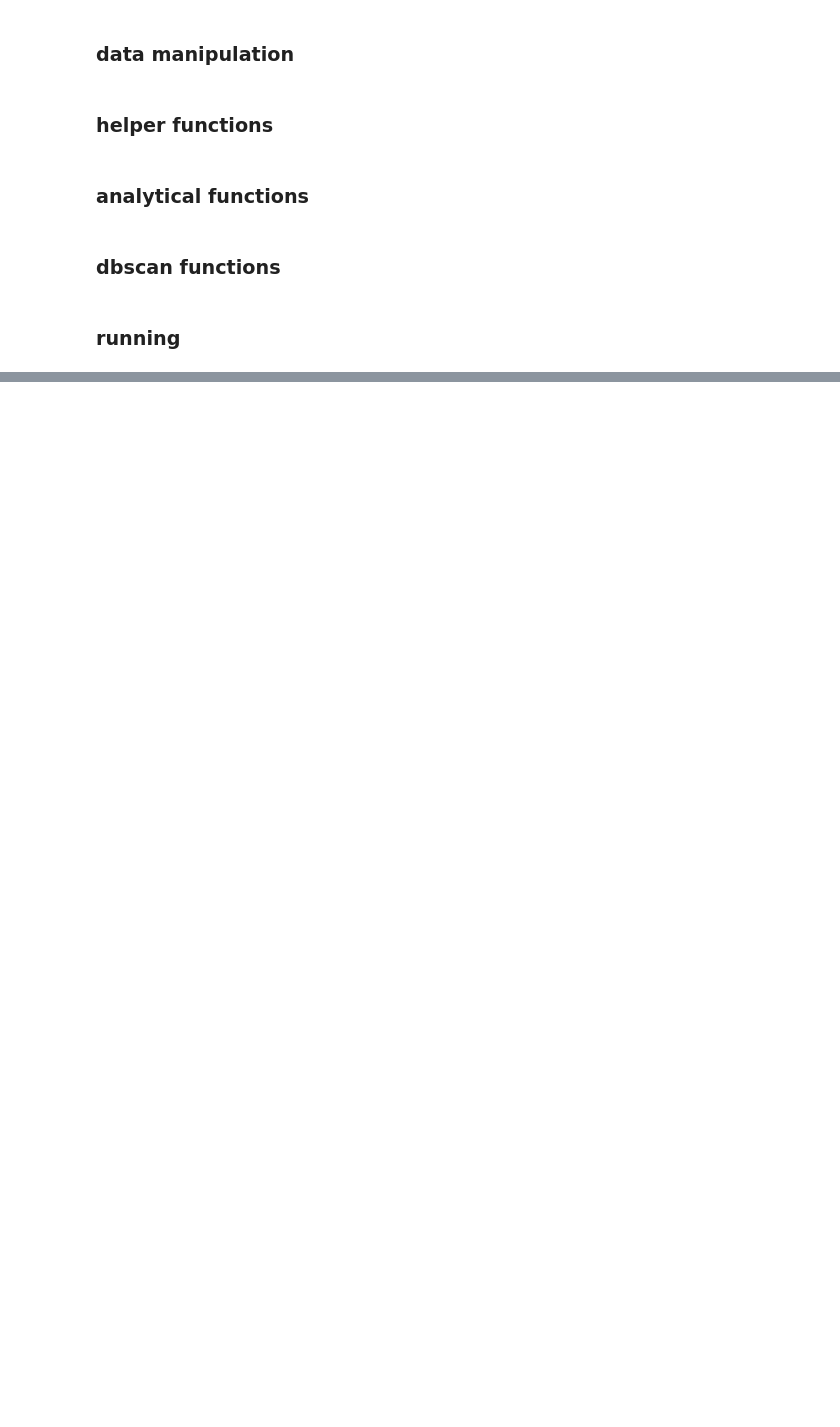
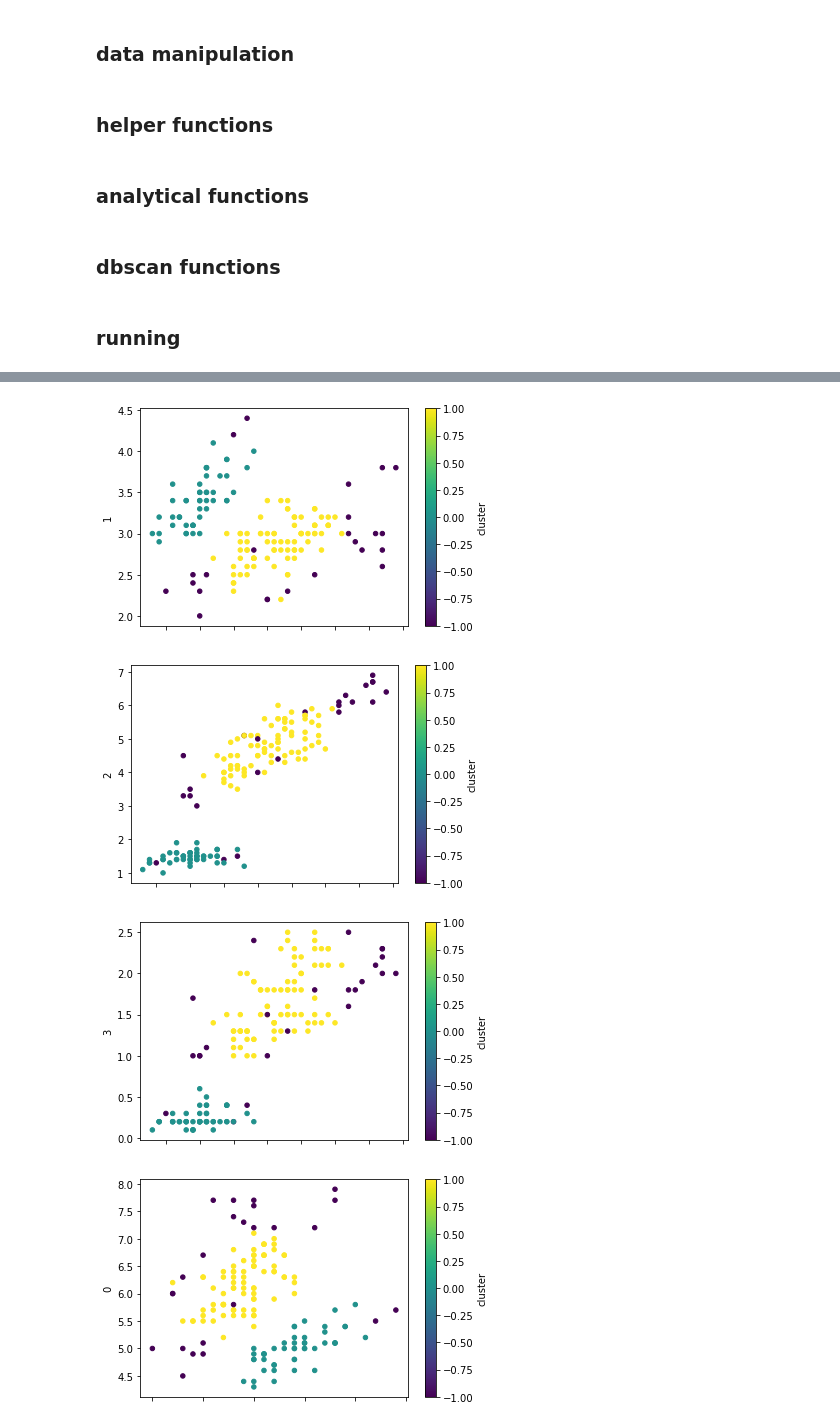
Before and after one commit to taylorbedrosian/Lab04-466-UnsupervisedLearning, a Jupyter notebook: dbscan.ipynb, the cells around one changed output, grey strips where cells are left out. Drawn from its saved outputs; the diff is of its cells as text; code cells hidden in the pictures; blank space fills up the shorter version.

```diff
--- a/dbscan.ipynb
+++ b/dbscan.ipynb
@@ -227,0 +265,4 @@ if __name__ == "__main__":
+# %%
+df, restr = readFiles('./data/iris.csv')
+hyp = hyperparams(df, restr, 0.1, 0.25, 2, 12)
+print(hyp[hyp['numClusters'] == 3].to_markdown())
@@ -227,0 +281,3 @@ if __name__ == "__main__":
+# %%
+cl, tdf = dbscan(df, restr, euclideanDist, 0.145, 4)
+tdf = tdf.assign(cluster = lambda x: np.where(x.cluster.isna(),-1,x.cluster))
@@ -227,0 +302,12 @@ if __name__ == "__main__":
+# %%
+for i in range(4):
+    for j in range(4):
+        if i!=j:
+            tdf.set_index(j)
+            tdf.index.name=j
+            plt = tdf.plot.scatter(colormap='viridis',x=i,y=j, c='cluster')
+# %% [output]
+[figure, added]
+[figure, added]
+[figure, added]
+[figure, added]
```
Also changed, not shown: parts of 12 cells of this notebook.
